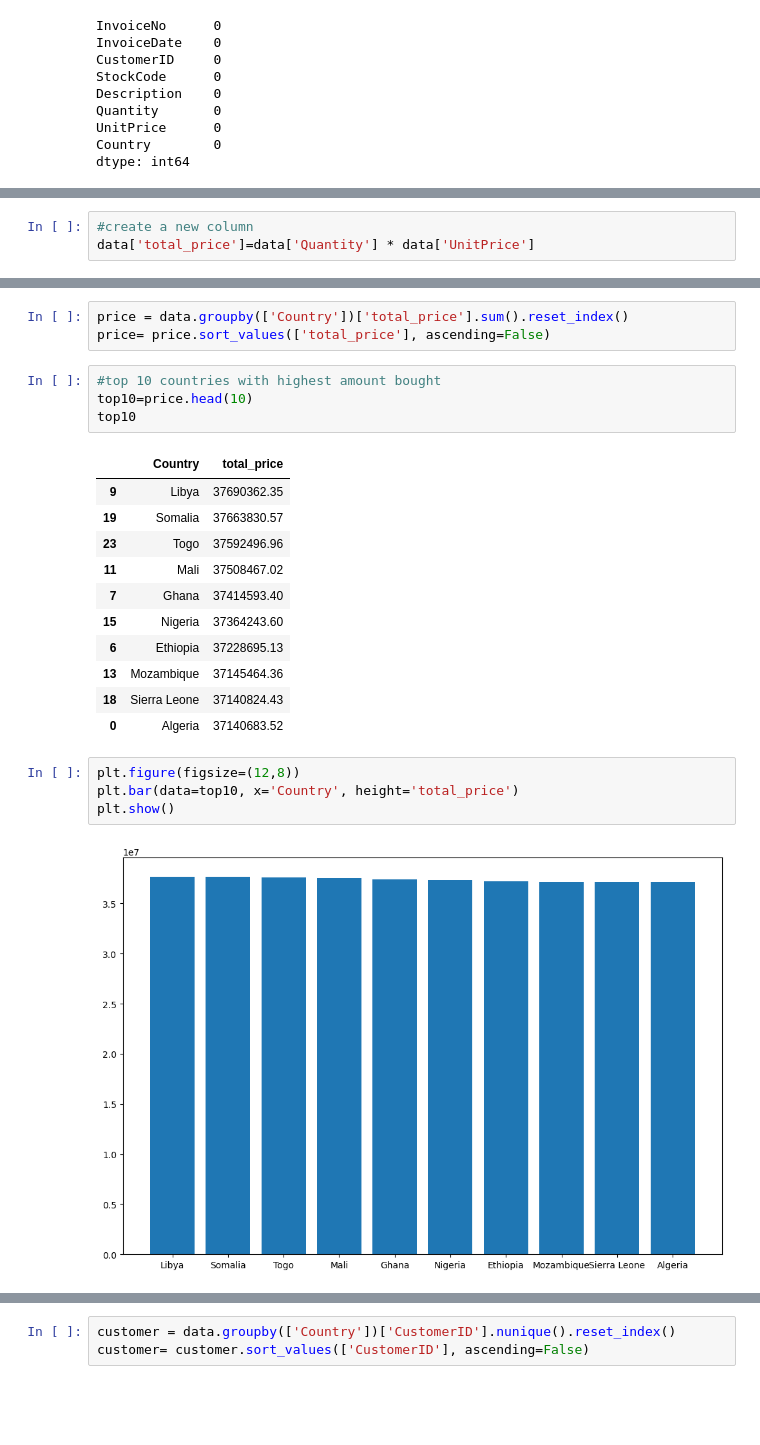
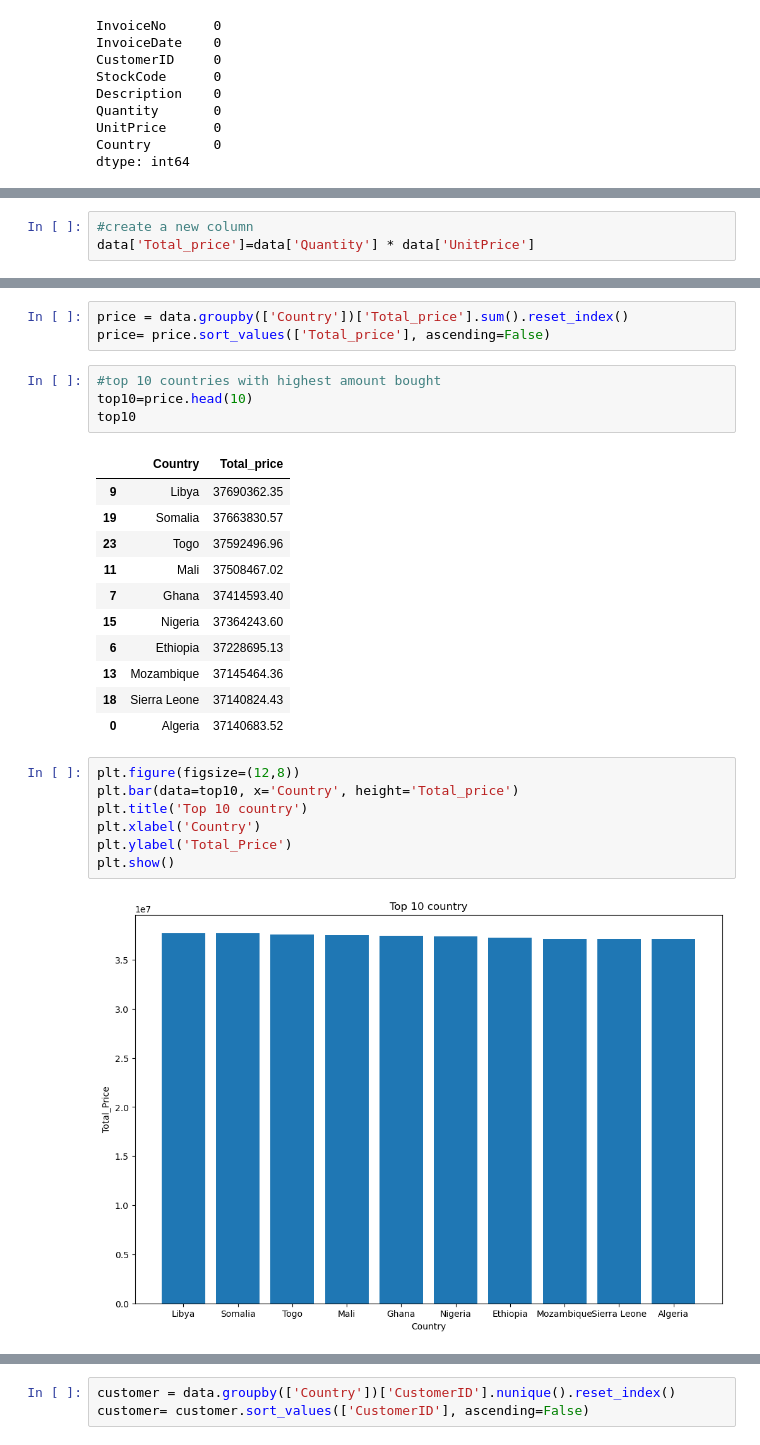
Before and after one commit to DaVinciAyo/Cohort-ecom, a Jupyter notebook: notebooks/ecom.ipynb, the cells around one changed output, grey strips where cells are left out. Cells and saved outputs as stored; diff of their text form; blank space fills up the shorter version.

```diff
--- a/notebooks/ecom.ipynb
+++ b/notebooks/ecom.ipynb
@@ -49,6 +68,6 @@ dtype: int64
 # %%
 #create a new column
-data['total_price']=data['Quantity'] * data['UnitPrice']
+data['Total_price']=data['Quantity'] * data['UnitPrice']
 # %%
 #check if total_price has been added to the dataframe
 data.head()
@@ -62,12 +83,12 @@ data.head()
 # %%
-price = data.groupby(['Country'])['total_price'].sum().reset_index()
-price= price.sort_values(['total_price'], ascending=False)
+price = data.groupby(['Country'])['Total_price'].sum().reset_index()
+price= price.sort_values(['Total_price'], ascending=False)
 # %%
 #top 10 countries with highest amount bought
 top10=price.head(10)
 top10
 # %% [output]
-|  | Country | total_price |
+|  | Country | Total_price |
 | 9 | Libya | 37690362.35 |
 | 19 | Somalia | 37663830.57 |
 | 23 | Togo | 37592496.96 |
@@ -80,7 +101,10 @@ top10
 | 0 | Algeria | 37140683.52 |
 # %%
 plt.figure(figsize=(12,8))
-plt.bar(data=top10, x='Country', height='total_price')
+plt.bar(data=top10, x='Country', height='Total_price')
+plt.title('Top 10 country')
+plt.xlabel('Country')
+plt.ylabel('Total_Price')
 plt.show()
 # %% [output]
-[figure, old version]
+[figure, new version]
```
Also changed, not shown: parts of 23 cells of this notebook.
